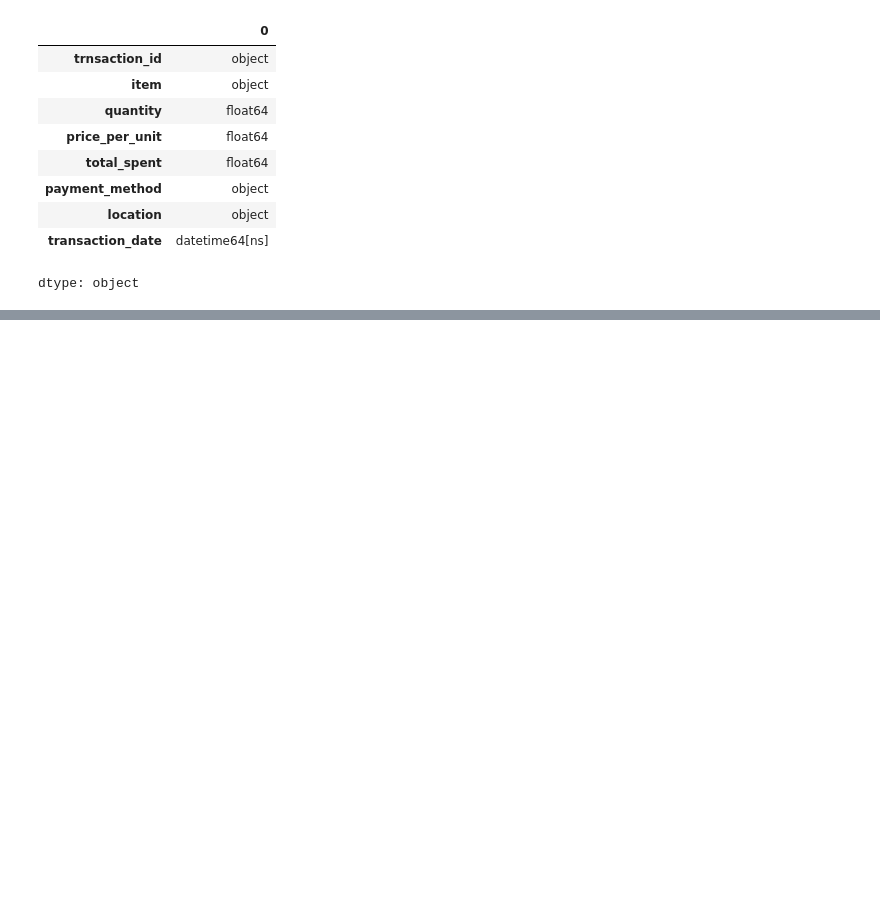
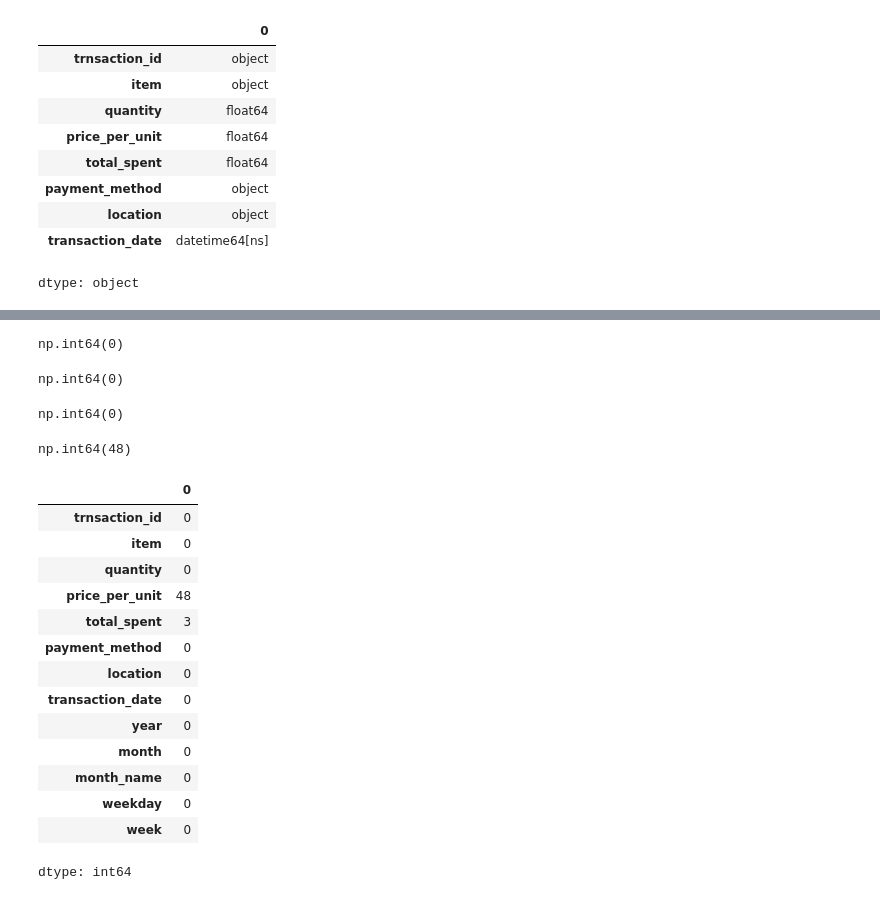
Before and after one commit to VikiTarasova/Analysis_Cafe_Sales, a Jupyter notebook: EDA_Cafe_Sales.ipynb, the cells around one changed output, grey strips where cells are left out. Drawn from its saved outputs; the diff is of its cells as text; code cells hidden in the pictures; blank space fills up the shorter version.

```diff
--- a/EDA_Cafe_Sales.ipynb
+++ b/EDA_Cafe_Sales.ipynb
@@ -257,0 +348,15 @@ dtype: object
+# %%
+# Restoring total_spent (new price - median item)
+
+mask_recoverable2 = (
+    df['total_spent'].isna() &
+    df['quantity'].notna() &
+    df['price_per_unit'].notna()
+)
+
+df.loc[mask_recoverable2, 'total_spent'] = (
+    df.loc[mask_recoverable2, 'quantity'] *
+    df.loc[mask_recoverable2, 'price_per_unit']
+)
+
+print(f"Restoring total_spent: {mask_recoverable2.sum()} string = (new price - median item)")
@@ -257,0 +365,26 @@ dtype: object
+# %%
+# fillna item -> mode
+
+mode_item = df['item'].mode()[0]
+# df['item'].fillna(mode_item, inplace=True)  # old version
+df.fillna({'item': mode_item}, inplace=True)
+
+# mode_item
+# %%
+# payment_method,  location -> 'Unknown'
+df.fillna(
+    {
+        'payment_method': 'Unknown',
+        'location': 'Unknown'
+    },
+    inplace=True
+)
+# %%
+# Delete transaction_date where NaT or NaN
+befor = len(df)
+
+df.dropna(subset=['transaction_date', 'quantity'], inplace=True)
+
+after = len(df)
+
+print(f"Deleted {befor - after} rows")
@@ -257,0 +400,39 @@ dtype: object
+# %%
+df[['trnsaction_id', 'item', 'quantity', 'price_per_unit', 'total_spent',
+       'payment_method', 'location', 'transaction_date', 'year', 'month',
+       'month_name', 'weekday', 'week']].duplicated().sum()
+# %% [output]
+np.int64(0)
+# %%
+(df.quantity <= 0).sum() # 0
+(df.price_per_unit <= 0).sum() # 0
+(df.total_spent <= 0).sum() # 0
+# %% [output]
+np.int64(0)
+# %%
+(df['quantity'].isna() & df['price_per_unit'].isna()).sum()
+# %% [output]
+np.int64(0)
+# %%
+(df['quantity'].isna() | df['price_per_unit'].isna()).sum()
+# %% [output]
+np.int64(48)
+# %%
+# df.info()
+df.isna().sum()
+# %% [output]
+|  | 0 |
+| trnsaction_id | 0 |
+| item | 0 |
+| quantity | 0 |
+| price_per_unit | 48 |
+| total_spent | 3 |
+| payment_method | 0 |
+| location | 0 |
+| transaction_date | 0 |
+| year | 0 |
+| month | 0 |
+| month_name | 0 |
+| weekday | 0 |
+| week | 0 |
+dtype: int64
```
Also changed, not shown: parts of 9 cells of this notebook.
